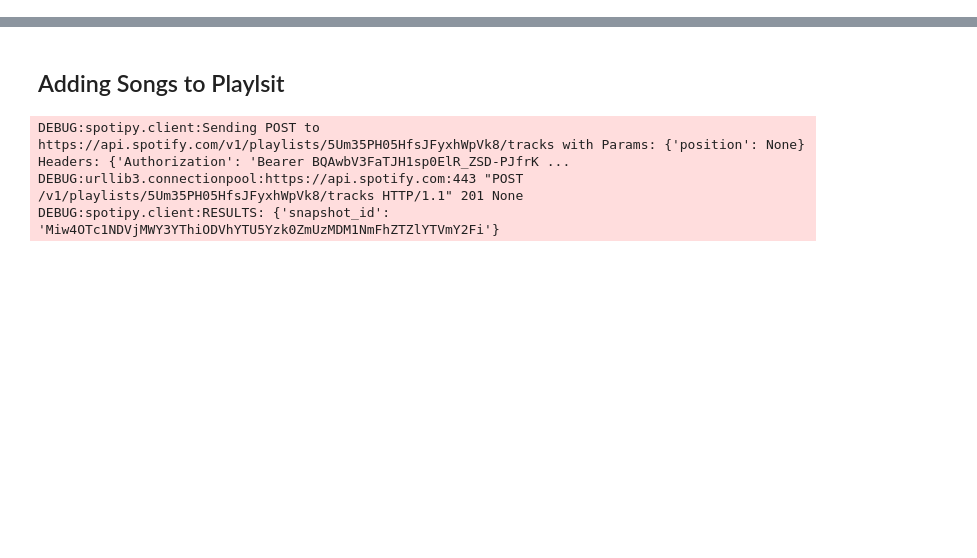
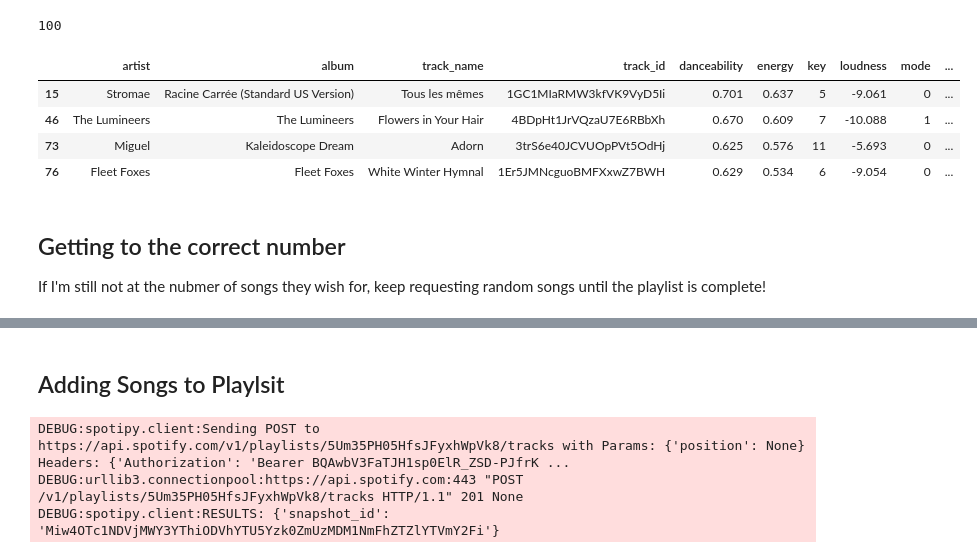
Before and after one commit to victoriab027/MusicDataAnalysis, a Jupyter notebook: notebooks/5.0-spotify-song-targeting.ipynb, the cells around one changed output, grey strips where cells are left out. Drawn from its saved outputs; the diff is of its cells as text; code cells hidden in the pictures; blank space fills up the shorter version.

```diff
--- a/notebooks/5.0-spotify-song-targeting.ipynb
+++ b/notebooks/5.0-spotify-song-targeting.ipynb
@@ -141,0 +160,77 @@ Genre not found
+# %%
+#Setting up the Settings => These will eventaully be User Input
+dance = True
+energy = False
+Loud = True
+Instrument = False
+Live = True
+# %%
+#If it is set, we will take out any rows that aren't in the required area.
+#For practice, I will use the mean as the lower bound and 2 variances above teh mean as the upper bound
+print(len(song_df))
+if(dance):
+    low_bound = song_df['danceability'].mean()
+    upper_bound = low_bound + 2*song_df['danceability'].var()
+    song_df = song_df[(song_df['danceability'] >= low_bound) & (song_df['danceability'] <= upper_bound)]
+if(energy):
+    low_bound = song_df['energy'].mean()
+    upper_bound = low_bound + 2*song_df['energy'].var()
+    song_df = song_df[(song_df['energy'] >= low_bound) & (song_df['energy'] <= upper_bound)]
+if(Loud):
+    low_bound = song_df['loudness'].mean()
+    upper_bound = low_bound + 2*song_df['loudness'].var()
+    song_df = song_df[(song_df['loudness'] >= low_bound) & (song_df['loudness'] <= upper_bound)]
+
+if(Instrument):
+    low_bound = song_df['instrumentalness'].mean()
+    upper_bound = low_bound + 2*song_df['instrumentalness'].var()
+    song_df = song_df[(song_df['instrumentalness'] >= low_bound) & (song_df['instrumentalness'] <= upper_bound)]
+if(Live):
+    low_bound = song_df['liveness'].mean()
+    upper_bound = low_bound + 2*song_df['liveness'].var()
+    song_df = song_df[(song_df['liveness'] >= low_bound) & (song_df['liveness'] <= upper_bound)]
+
+# NOTE: I'm consideirng just doing "high" and "low" and just above or below the mean.
+# %% [output]
+100
+# %%
+# testing out above note
+# TRUE = HIGH, FALSE = LOW
+
+# NOTE: Will need a way to track if it wasn't even set
+
+if(dance):
+    song_df = song_df[(song_df['danceability'] >= song_df['danceability'].mean())]
+else:
+    song_df = song_df[(song_df['danceability'] < song_df['danceability'].mean())]
+
+if(energy):
+    song_df = song_df[(song_df['energy'] >= song_df['energy'].mean())]
+else:
+    song_df = song_df[(song_df['energy'] < song_df['energy'].mean())]
+
+if(Loud):
+    song_df = song_df[(song_df['loudness'] >= song_df['loudness'].mean())]
+else:
+    song_df = song_df[(song_df['loudness'] < song_df['loudness'].mean())]
+
+if(Instrument):
+    song_df = song_df[(song_df['instrumentalness'] >= song_df['instrumentalness'].mean())]
+else:
+    song_df = song_df[(song_df['instrumentalness'] < song_df['instrumentalness'].mean())]
+
+if(Live):
+    song_df = song_df[(song_df['liveness'] >= song_df['liveness'].mean())]
+else:
+    song_df = song_df[(song_df['liveness'] < song_df['liveness'].mean())]
+# %%
+song_df.head()
+# %% [output]
+|  | artist | album | track_name | track_id | danceability | energy | key | loudness | mode | ... |
+| 15 | Stromae | Racine Carrée (Standard US Version) | Tous les mêmes | 1GC1MIaRMW3kfVK9VyD5Ii | 0.701 | 0.637 | 5 | -9.061 | 0 | ... |
+| 46 | The Lumineers | The Lumineers | Flowers in Your Hair | 4BDpHt1JrVQzaU7E6RBbXh | 0.670 | 0.609 | 7 | -10.088 | 1 | ... |
+| 73 | Miguel | Kaleidoscope Dream | Adorn | 3trS6e40JCVUOpPVt5OdHj | 0.625 | 0.576 | 11 | -5.693 | 0 | ... |
+| 76 | Fleet Foxes | Fleet Foxes | White Winter Hymnal | 1Er5JMNcguoBMFXxwZ7BWH | 0.629 | 0.534 | 6 | -9.054 | 0 | ... |
+# %% [markdown]
+## Getting to the correct number
+If I'm still not at the nubmer of songs they wish for, keep requesting random songs until the playlist is complete!
```
Also changed, not shown: parts of 20 cells of this notebook, 5 other files.
